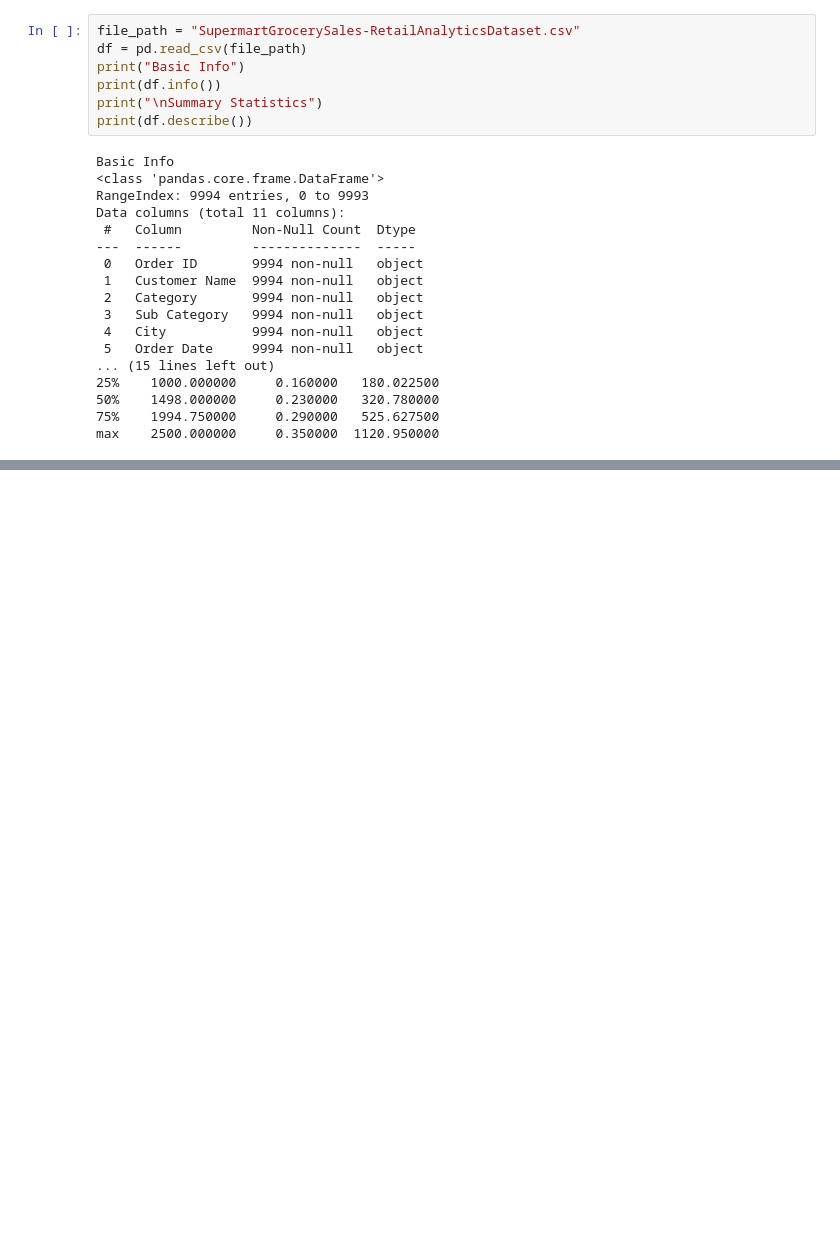
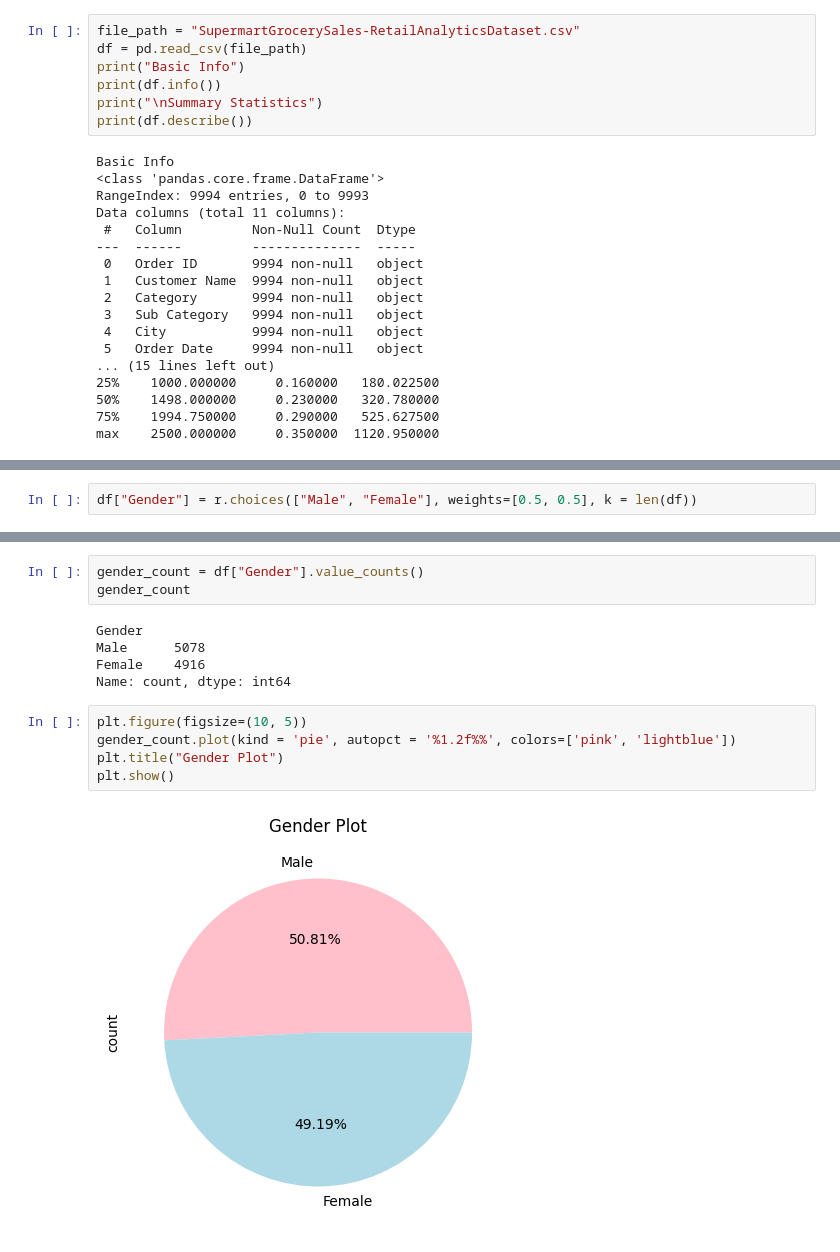
Before and after one commit to themohan69/Data-Analytic, a Jupyter notebook: Libraries/All/main.ipynb, the cells around one changed output, grey strips where cells are left out. Saved outputs shown, nothing was run; the diff lists cells and outputs as text; blank space fills up the shorter version.

```diff
--- a/Libraries/All/main.ipynb
+++ b/Libraries/All/main.ipynb
@@ -39,0 +96,2 @@ max    2500.000000     0.350000  1120.950000
+# %%
+df["Gender"] = r.choices(["Male", "Female"], weights=[0.5, 0.5], k = len(df))
@@ -39,0 +107,15 @@ max    2500.000000     0.350000  1120.950000
+# %%
+gender_count = df["Gender"].value_counts()
+gender_count
+# %% [output]
+Gender
+Male      5078
+Female    4916
+Name: count, dtype: int64
+# %%
+plt.figure(figsize=(10, 5))
+gender_count.plot(kind = 'pie', autopct = '%1.2f%%', colors=['pink', 'lightblue'])
+plt.title("Gender Plot")
+plt.show()
+# %% [output]
+[figure, added]
```
Also changed, not shown: parts of 4 cells of this notebook.
